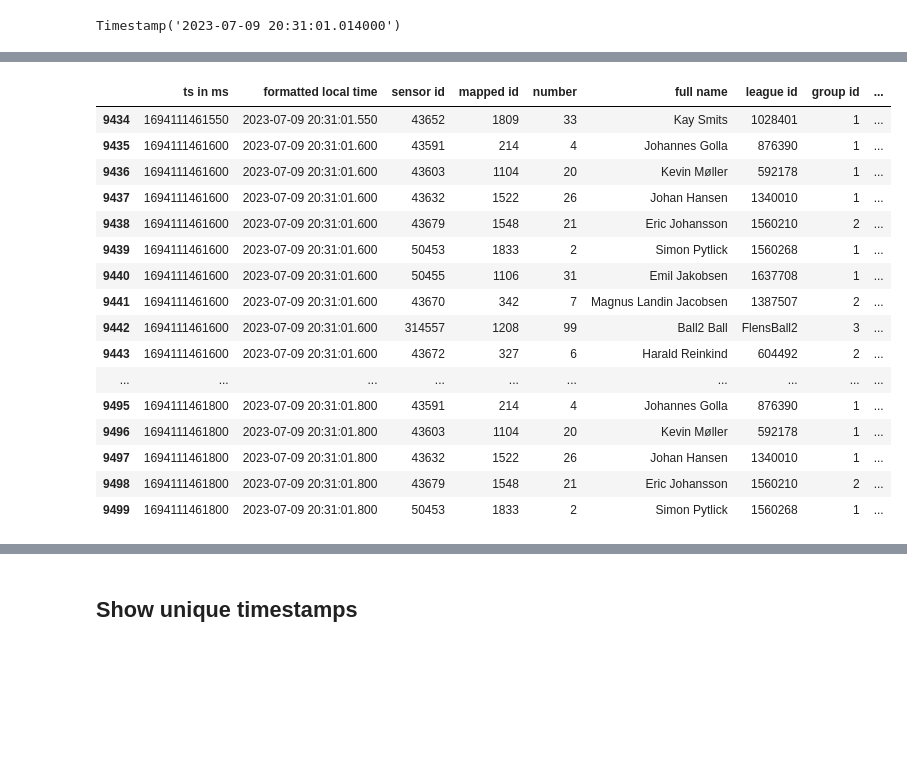
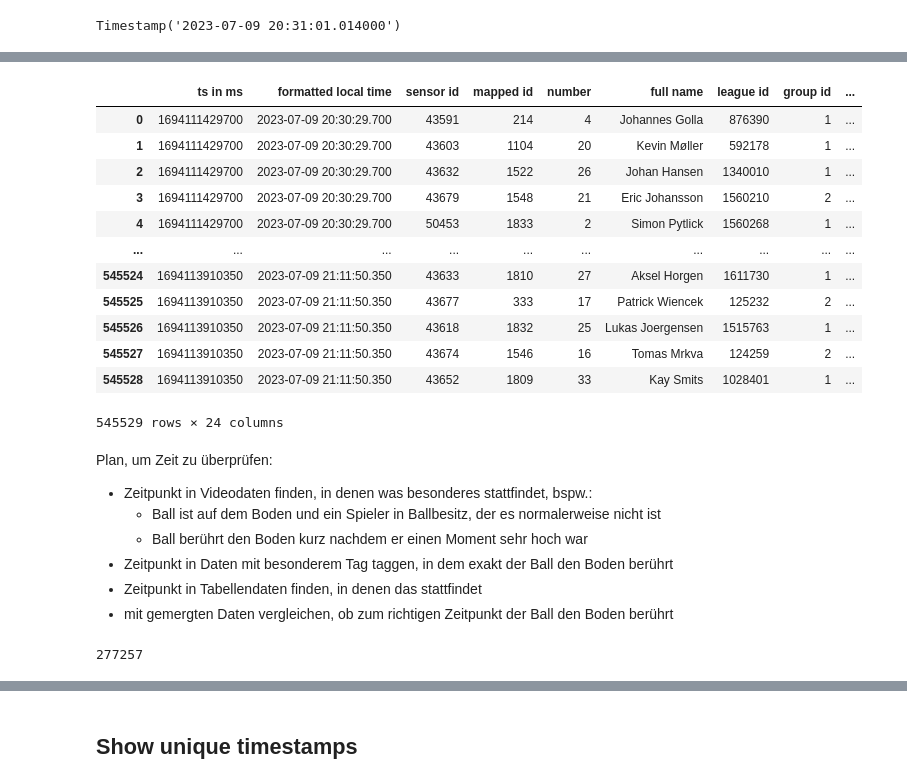
Before and after one commit to Zalipski/handball_mt, a Jupyter notebook: handball.ipynb, the cells around one changed output, grey strips where cells are left out. Drawn from its saved outputs; the diff is of its cells as text; code cells hidden in the pictures; blank space fills up the shorter version.

```diff
--- a/handball.ipynb
+++ b/handball.ipynb
@@ -244,36 +274,6 @@ Timestamp('2023-07-09 20:30:29.800000')
 game_start_time + timedelta(milliseconds = 31214)
 # %% [output]
 Timestamp('2023-07-09 20:31:01.014000')
-# %%
-tags["# time (in ms)"] = tags["# time (in ms)"] - tags["# time (in ms)"].iloc[0]
-
-# Get the game's start time from df1
-game_start_time = match_h1_start_poss['formatted local time'].iloc[0]
-
-# Convert milliseconds in df2 to the datetime format
-tags['adjusted_timestamp'] = tags['# time (in ms)'].apply(lambda x: game_start_time + timedelta(milliseconds=x + 600))
-
-# Round the timestamps to nearest 1/20 second (50 milliseconds)
-def round_to_nearest_50ms(dt):
-    # Convert microseconds to milliseconds and round to nearest 50 milliseconds
-    milliseconds = round(dt.microsecond / 1000.0 / 50.0) * 50
-    # Rebuild the datetime with the new milliseconds, adjusting for overflow
-    new_second = dt.second
-    if milliseconds >= 1000:
-        milliseconds -= 1000
-        new_second += 1
-    # Ensure the seconds don't overflow
-    if new_second >= 60:
-        new_second -= 60
-        dt += timedelta(minutes=1)
-    # Return the rounded datetime
-    return dt.replace(second=new_second, microsecond=int(milliseconds * 1000))
-
-tags.drop(["player"], axis = 1, inplace = True)
-
-tags = tags[tags["tag text"] != tags["tag text"].iloc[1]]
-
-tags['rounded_timestamp'] = tags['adjusted_timestamp'].apply(round_to_nearest_50ms)
 # %%
 tags[:50]
 # %% [output]
@@ -297,23 +297,36 @@ tags[:50]
 # %%
 # Now you can merge the two dataframes based on the adjusted timestamp
 merged_df = pd.merge(match_h1, tags, left_on='formatted local time', right_on='rounded_timestamp', how='left')
+# %%
+columns_from_df2 = tags.columns.difference(["# time (in ms)", "adjusted_timestamp"])
+for col in columns_from_df2:
+    merged_df[col] = merged_df[col].ffill()
 # %%
-merged_df[9434:9500]
+merged_df
 # %% [output]
 |  | ts in ms | formatted local time | sensor id | mapped id | number | full name | league id | group id | ... |
-| 9434 | 1694111461550 | 2023-07-09 20:31:01.550 | 43652 | 1809 | 33 | Kay Smits | 1028401 | 1 | ... |
-| 9435 | 1694111461600 | 2023-07-09 20:31:01.600 | 43591 | 214 | 4 | Johannes Golla | 876390 | 1 | ... |
-| 9436 | 1694111461600 | 2023-07-09 20:31:01.600 | 43603 | 1104 | 20 | Kevin Møller | 592178 | 1 | ... |
-| 9437 | 1694111461600 | 2023-07-09 20:31:01.600 | 43632 | 1522 | 26 | Johan Hansen | 1340010 | 1 | ... |
-| 9438 | 1694111461600 | 2023-07-09 20:31:01.600 | 43679 | 1548 | 21 | Eric Johansson | 1560210 | 2 | ... |
-| 9439 | 1694111461600 | 2023-07-09 20:31:01.600 | 50453 | 1833 | 2 | Simon Pytlick | 1560268 | 1 | ... |
-| 9440 | 1694111461600 | 2023-07-09 20:31:01.600 | 50455 | 1106 | 31 | Emil Jakobsen | 1637708 | 1 | ... |
-| 9441 | 1694111461600 | 2023-07-09 20:31:01.600 | 43670 | 342 | 7 | Magnus Landin Jacobsen | 1387507 | 2 | ... |
-| 9442 | 1694111461600 | 2023-07-09 20:31:01.600 | 314557 | 1208 | 99 | Ball2 Ball | FlensBall2 | 3 | ... |
-| 9443 | 1694111461600 | 2023-07-09 20:31:01.600 | 43672 | 327 | 6 | Harald Reinkind | 604492 | 2 | ... |
+| 0 | 1694111429700 | 2023-07-09 20:30:29.700 | 43591 | 214 | 4 | Johannes Golla | 876390 | 1 | ... |
+| 1 | 1694111429700 | 2023-07-09 20:30:29.700 | 43603 | 1104 | 20 | Kevin Møller | 592178 | 1 | ... |
+| 2 | 1694111429700 | 2023-07-09 20:30:29.700 | 43632 | 1522 | 26 | Johan Hansen | 1340010 | 1 | ... |
+| 3 | 1694111429700 | 2023-07-09 20:30:29.700 | 43679 | 1548 | 21 | Eric Johansson | 1560210 | 2 | ... |
+| 4 | 1694111429700 | 2023-07-09 20:30:29.700 | 50453 | 1833 | 2 | Simon Pytlick | 1560268 | 1 | ... |
 | ... | ... | ... | ... | ... | ... | ... | ... | ... | ... |
-| 9495 | 1694111461800 | 2023-07-09 20:31:01.800 | 43591 | 214 | 4 | Johannes Golla | 876390 | 1 | ... |
-| 9496 | 1694111461800 | 2023-07-09 20:31:01.800 | 43603 | 1104 | 20 | Kevin Møller | 592178 | 1 | ... |
-| 9497 | 1694111461800 | 2023-07-09 20:31:01.800 | 43632 | 1522 | 26 | Johan Hansen | 1340010 | 1 | ... |
-| 9498 | 1694111461800 | 2023-07-09 20:31:01.800 | 43679 | 1548 | 21 | Eric Johansson | 1560210 | 2 | ... |
-| 9499 | 1694111461800 | 2023-07-09 20:31:01.800 | 50453 | 1833 | 2 | Simon Pytlick | 1560268 | 1 | ... |
+| 545524 | 1694113910350 | 2023-07-09 21:11:50.350 | 43633 | 1810 | 27 | Aksel Horgen | 1611730 | 1 | ... |
+| 545525 | 1694113910350 | 2023-07-09 21:11:50.350 | 43677 | 333 | 17 | Patrick Wiencek | 125232 | 2 | ... |
+| 545526 | 1694113910350 | 2023-07-09 21:11:50.350 | 43618 | 1832 | 25 | Lukas Joergensen | 1515763 | 1 | ... |
+| 545527 | 1694113910350 | 2023-07-09 21:11:50.350 | 43674 | 1546 | 16 | Tomas Mrkva | 124259 | 2 | ... |
+| 545528 | 1694113910350 | 2023-07-09 21:11:50.350 | 43652 | 1809 | 33 | Kay Smits | 1028401 | 1 | ... |
+545529 rows × 24 columns
+# %% [markdown]
+Plan, um Zeit zu überprüfen:
+- Zeitpunkt in Videodaten finden, in denen was besonderes stattfindet, bspw.:
+    - Ball ist auf dem Boden und ein Spieler in Ballbesitz, der es normalerweise nicht ist
+    - Ball berührt den Boden kurz nachdem er einen Moment sehr hoch war
+- Zeitpunkt in Daten mit besonderem Tag taggen, in dem exakt der Ball den Boden berührt
+- Zeitpunkt in Tabellendaten finden, in denen das stattfindet
+- mit gemergten Daten vergleichen, ob zum richtigen Zeitpunkt der Ball den Boden berührt
+# %%
+# find index where first check-tag is used
+merged_df[merged_df["tag text"] == " 28_eduardo_gurbindo_martinez"].index[0]
+# %% [output]
+277257
```
Also changed, not shown: parts of 7 cells of this notebook.
